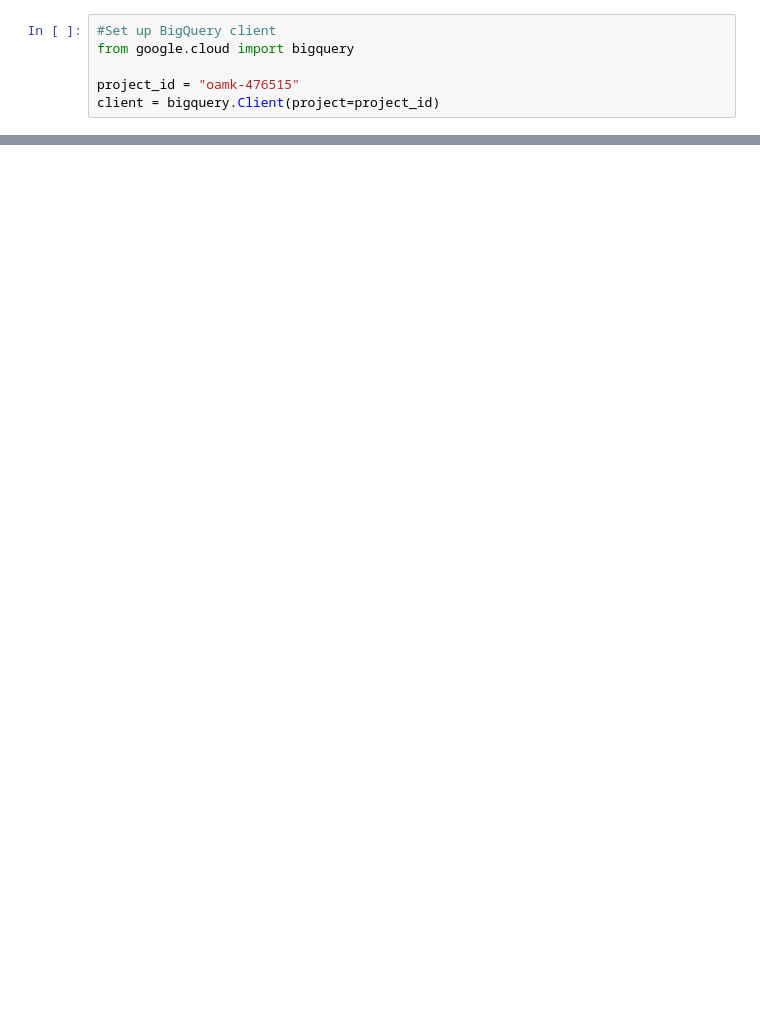
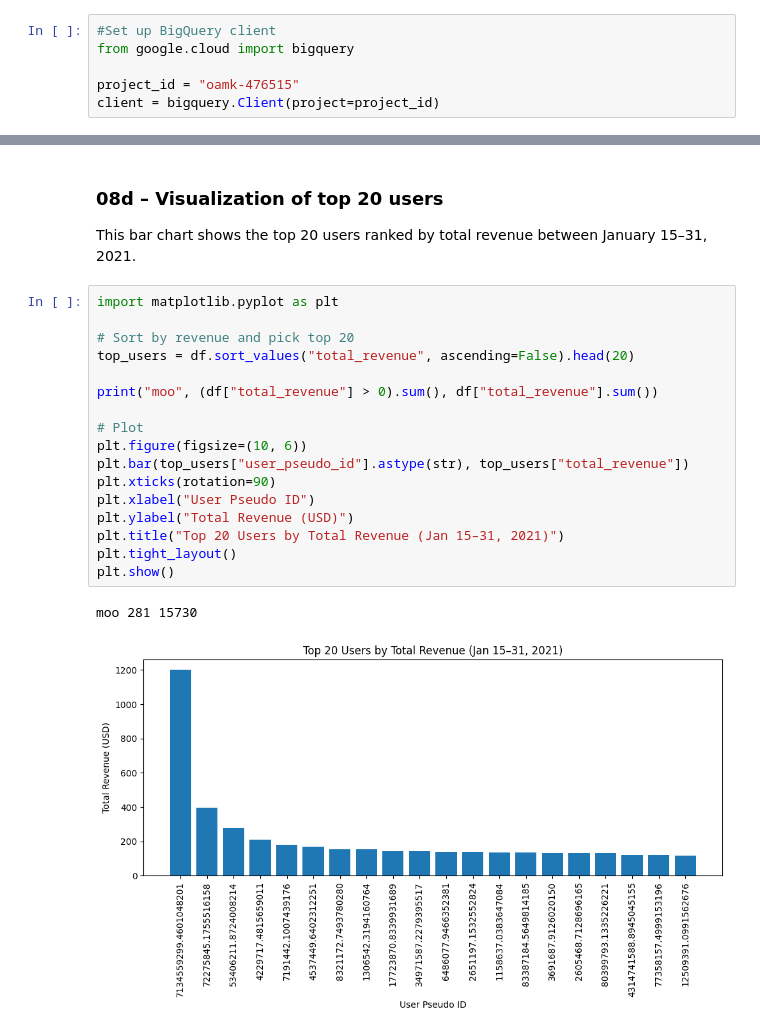
Before and after one commit to Ntuk/data-engineering-KA00DL07-3006, a Jupyter notebook: notebooks/task08_ga4_analysis.ipynb, the cells around one changed output, grey strips where cells are left out. Cells and saved outputs as stored; diff of their text form; blank space fills up the shorter version.

```diff
--- a/notebooks/task08_ga4_analysis.ipynb
+++ b/notebooks/task08_ga4_analysis.ipynb
@@ -104,0 +96,23 @@ Loaded 51197 rows from oamk-476515.G4_daily_user.G4_daily_user_data
+# %% [markdown]
+### 08d – Visualization of top 20 users
+This bar chart shows the top 20 users ranked by total revenue between January 15–31, 2021.
+# %%
+import matplotlib.pyplot as plt
+
+# Sort by revenue and pick top 20
+top_users = df.sort_values("total_revenue", ascending=False).head(20)
+
+print("moo", (df["total_revenue"] > 0).sum(), df["total_revenue"].sum())
+
+# Plot
+plt.figure(figsize=(10, 6))
+plt.bar(top_users["user_pseudo_id"].astype(str), top_users["total_revenue"])
+plt.xticks(rotation=90)
+plt.xlabel("User Pseudo ID")
+plt.ylabel("Total Revenue (USD)")
+plt.title("Top 20 Users by Total Revenue (Jan 15–31, 2021)")
+plt.tight_layout()
+plt.show()
+# %% [output]
+moo 281 15730
+[figure, added]
```
Also changed, not shown: parts of 7 cells of this notebook, 1 other file.
